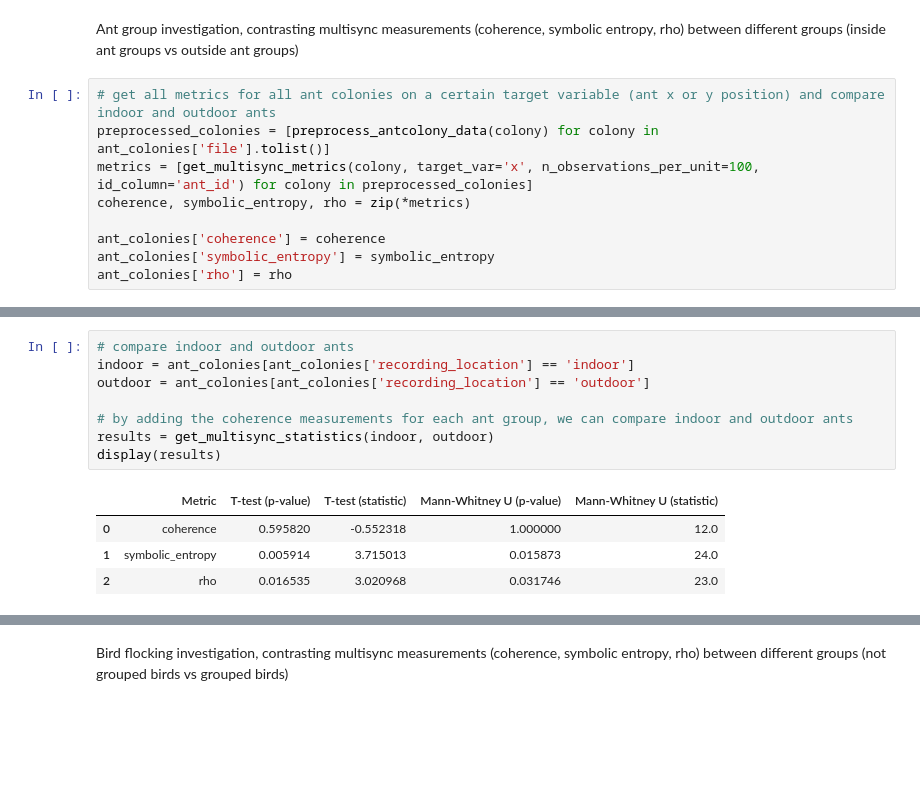
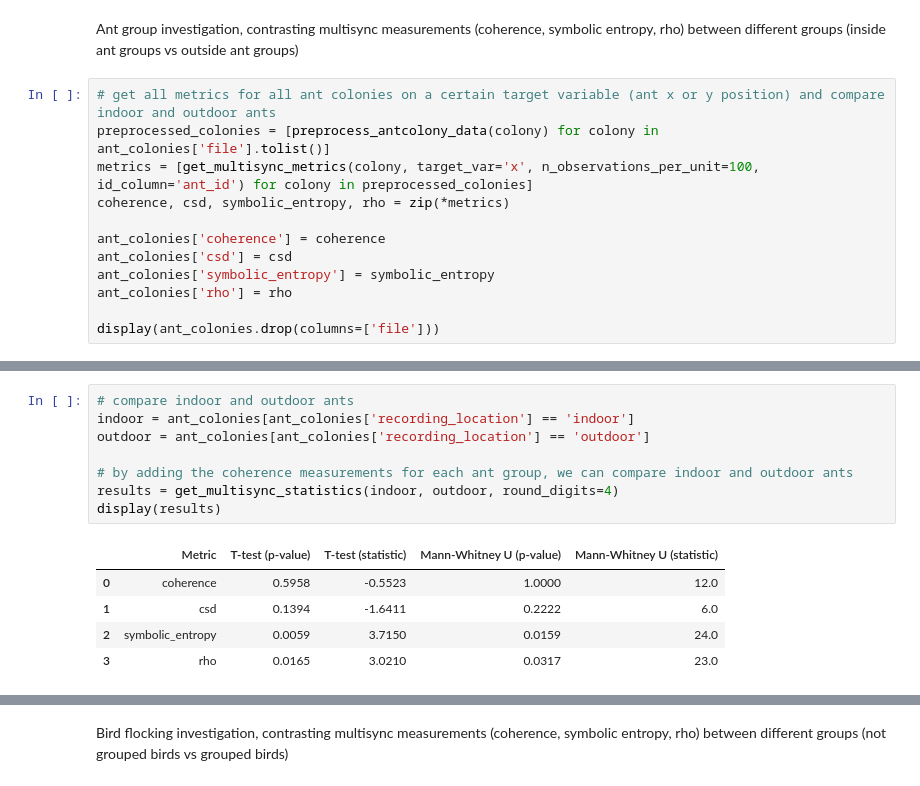
Before and after one commit to Lumalizer/AntColony_Complex_Systems_2024, a Jupyter notebook: main.ipynb, the cells around one changed output, grey strips where cells are left out. Cells and saved outputs as stored; diff of their text form; blank space fills up the shorter version.

Commit message:
cross-spectral density (CSD) and rounding

```diff
--- a/main.ipynb
+++ b/main.ipynb
@@ -64,8 +63,11 @@ Ant group investigation, contrasting multisync measurements (coherence, symbolic
 # get all metrics for all ant colonies on a certain target variable (ant x or y position) and compare indoor and outdoor ants
 preprocessed_colonies = [preprocess_antcolony_data(colony) for colony in ant_colonies['file'].tolist()]
 metrics = [get_multisync_metrics(colony, target_var='x', n_observations_per_unit=100, id_column='ant_id') for colony in preprocessed_colonies]
-coherence, symbolic_entropy, rho = zip(*metrics)
+coherence, csd, symbolic_entropy, rho = zip(*metrics)
 
 ant_colonies['coherence'] = coherence
+ant_colonies['csd'] = csd
 ant_colonies['symbolic_entropy'] = symbolic_entropy
 ant_colonies['rho'] = rho
+
+display(ant_colonies.drop(columns=['file']))
@@ -72,16 +86,17 @@ ant_colonies['rho'] = rho
 # %%
 # compare indoor and outdoor ants
 indoor = ant_colonies[ant_colonies['recording_location'] == 'indoor']
 outdoor = ant_colonies[ant_colonies['recording_location'] == 'outdoor']
 
 # by adding the coherence measurements for each ant group, we can compare indoor and outdoor ants
-results = get_multisync_statistics(indoor, outdoor)
+results = get_multisync_statistics(indoor, outdoor, round_digits=4)
 display(results)
 # %% [output]
 |  | Metric | T-test (p-value) | T-test (statistic) | Mann-Whitney U (p-value) | Mann-Whitney U (statistic) |
-| 0 | coherence | 0.595820 | -0.552318 | 1.000000 | 12.0 |
-| 1 | symbolic_entropy | 0.005914 | 3.715013 | 0.015873 | 24.0 |
-| 2 | rho | 0.016535 | 3.020968 | 0.031746 | 23.0 |
+| 0 | coherence | 0.5958 | -0.5523 | 1.0000 | 12.0 |
+| 1 | csd | 0.1394 | -1.6411 | 0.2222 | 6.0 |
+| 2 | symbolic_entropy | 0.0059 | 3.7150 | 0.0159 | 24.0 |
+| 3 | rho | 0.0165 | 3.0210 | 0.0317 | 23.0 |
 # %%
 c_metrics = []
 for i, colony in enumerate(preprocessed_colonies):
```
Also changed, not shown: parts of 5 cells of this notebook, 1 other file.
